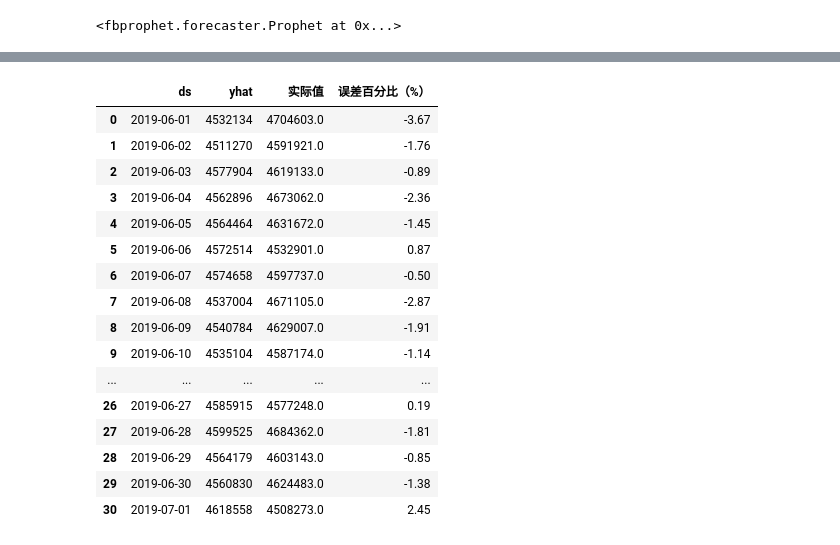
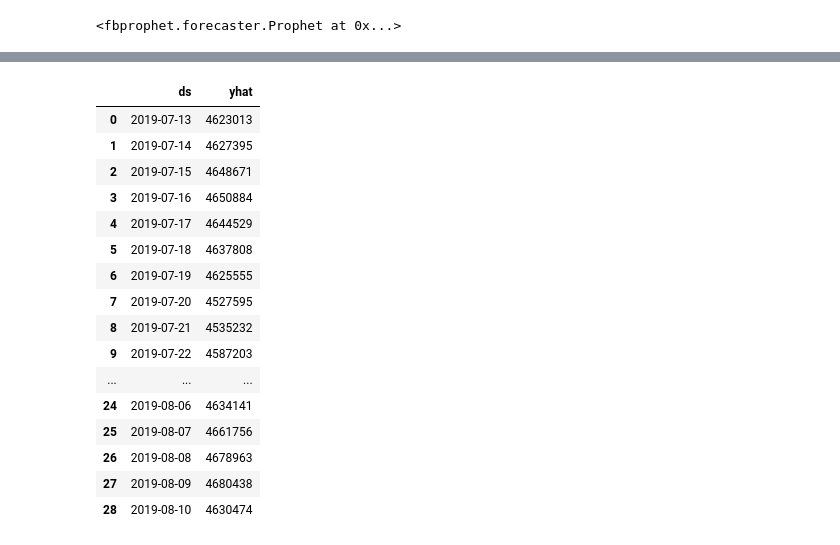
Before and after one commit to jayaston/mypyworks, a Jupyter notebook: fbprophet预测供水总量模型.ipynb, the cells around one changed output, grey strips where cells are left out. Cells and saved outputs as stored; diff of their text form; code cells hidden in the pictures.

```diff
--- a/fbprophet预测供水总量模型.ipynb
+++ b/fbprophet预测供水总量模型.ipynb
@@ -79,12 +86,12 @@ sup_water
 ## 3. 数据选择
 # %%
 #设置模型数据日期范围
-end_date = '2019-07-01'#设定模型数据结束日期
+end_date = '2019-07-12'#设定模型数据结束日期
 test_len = 31          #设定预留测试集长度
 horizon = 31           #设定模型预测长度
 period = 7             #设定训练集每折滑动期数
 initial = 365 *2       #设定模型的训练集长度
-cv = 5                 #设定交叉验证折数
+cv = 10                 #设定交叉验证折数
 # %%
 #计算模型需要数据跨度
 data_len = initial + period *(cv-1) + horizon + test_len
@@ -287,7 +296,7 @@ print(sup_water_test)
 #标识国庆节
 guoqing = pd.DataFrame({
   'holiday': 'guoqing',
-  'ds': pd.date_range(start= '2015-10-1',periods=6,freq='AS-OCT'),
+  'ds': pd.date_range(start= '2015-10-1',periods=7,freq='AS-OCT'),
   'lower_window': 0,
   'upper_window': 6,
 })
@@ -295,7 +304,7 @@ guoqing = pd.DataFrame({
 import sxtwl
 lunar = sxtwl.Lunar()
 spring_date=[]
-for i in list(range(2014,2020)):
+for i in list(range(2014,2021)):
     solar_day = lunar.getDayByLunar(i,12,30)
     solar_date = dt.date(solar_day.y, solar_day.m, solar_day.d)
     spring_date.append(solar_date)
@@ -324,7 +333,7 @@ covid2 = pd.DataFrame({
 #三级响应期
 covid3 = pd.DataFrame({
   'holiday': 'covid3',
-  'ds':pd.date_range(start= '2020-5-9',end='2020-7-10'),
+  'ds':pd.date_range(start= '2020-5-9',end='2020-8-13'),
   'lower_window': 0,
   'upper_window': 0,
 })
@@ -553,7 +562,7 @@ m.add_regressor('平均温度',prior_scale=10,mode='multiplicative') #回归量
 <fbprophet.forecaster.Prophet at 0x...>
 # %%
 #按照测试集前两年的数据训练模型
-sup_water['cap']= 5250000 #设置增长饱和值
+sup_water['cap']= 5100000 #设置增长饱和值
 m.fit(sup_water[-730:])
 # %% [output]
 INFO:fbprophet:Found custom seasonality named 'yearly', disabling built-in 'yearly' seasonality.
@@ -591,0 +572,10 @@ future
+# %%
+#预测未来30天
+future = m.make_future_dataframe(periods=29,freq = 'd',
+                                 include_history = False)
+
+#输入预测期的饱和最大值
+future['cap'] = 5100000
+#输入天气预报中未来30日的平均温度
+future['平均温度'] = [32,32.5,31.5,31.5,31.5,31.5,31.5,28.5,29,29.5,30,30,30.5,30.5,30.5,29.5,30.5,29,28.5,26,27,26.5,28,30.5,29.5,31,32,32.5,32]
+future
@@ -599,25 +607,23 @@ fig = m.plot(forecast)
 # %%
-#真实值与预测值对比
+#未来29天的预测结果
 tmp = forecast[['ds','yhat']]
-tmp['yhat'] = tmp['yhat'].astype('int')
-tmp['实际值']=shuju_df.query("QUOTA_DATE>='2019-07-02' & QUOTA_DATE<='2019-08-01' & QUOTA_NAME == '水厂供水总量'")['QUOTA_VALUE'].values
-tmp['误差百分比（%）'] =round((tmp['yhat']- tmp['实际值'])/tmp['实际值']*100,2)
+tmp['yhat']=tmp['yhat'].astype('int')
 tmp
 # %% [output]
-|  | ds | yhat | 实际值 | 误差百分比（%） |
-| 0 | 2019-06-01 | 4532134 | 4704603.0 | -3.67 |
-| 1 | 2019-06-02 | 4511270 | 4591921.0 | -1.76 |
-| 2 | 2019-06-03 | 4577904 | 4619133.0 | -0.89 |
-| 3 | 2019-06-04 | 4562896 | 4673062.0 | -2.36 |
-| 4 | 2019-06-05 | 4564464 | 4631672.0 | -1.45 |
-| 5 | 2019-06-06 | 4572514 | 4532901.0 | 0.87 |
-| 6 | 2019-06-07 | 4574658 | 4597737.0 | -0.50 |
-| 7 | 2019-06-08 | 4537004 | 4671105.0 | -2.87 |
-| 8 | 2019-06-09 | 4540784 | 4629007.0 | -1.91 |
-| 9 | 2019-06-10 | 4535104 | 4587174.0 | -1.14 |
-| ... | ... | ... | ... | ... |
-| 26 | 2019-06-27 | 4585915 | 4577248.0 | 0.19 |
-| 27 | 2019-06-28 | 4599525 | 4684362.0 | -1.81 |
-| 28 | 2019-06-29 | 4564179 | 4603143.0 | -0.85 |
-| 29 | 2019-06-30 | 4560830 | 4624483.0 | -1.38 |
-| 30 | 2019-07-01 | 4618558 | 4508273.0 | 2.45 |
+|  | ds | yhat |
+| 0 | 2019-07-13 | 4623013 |
+| 1 | 2019-07-14 | 4627395 |
+| 2 | 2019-07-15 | 4648671 |
+| 3 | 2019-07-16 | 4650884 |
+| 4 | 2019-07-17 | 4644529 |
+| 5 | 2019-07-18 | 4637808 |
+| 6 | 2019-07-19 | 4625555 |
+| 7 | 2019-07-20 | 4527595 |
+| 8 | 2019-07-21 | 4535232 |
+| 9 | 2019-07-22 | 4587203 |
+| ... | ... | ... |
+| 24 | 2019-08-06 | 4634141 |
+| 25 | 2019-08-07 | 4661756 |
+| 26 | 2019-08-08 | 4678963 |
+| 27 | 2019-08-09 | 4680438 |
+| 28 | 2019-08-10 | 4630474 |
```
Also changed, not shown: parts of 26 cells of this notebook, 4 other files.
